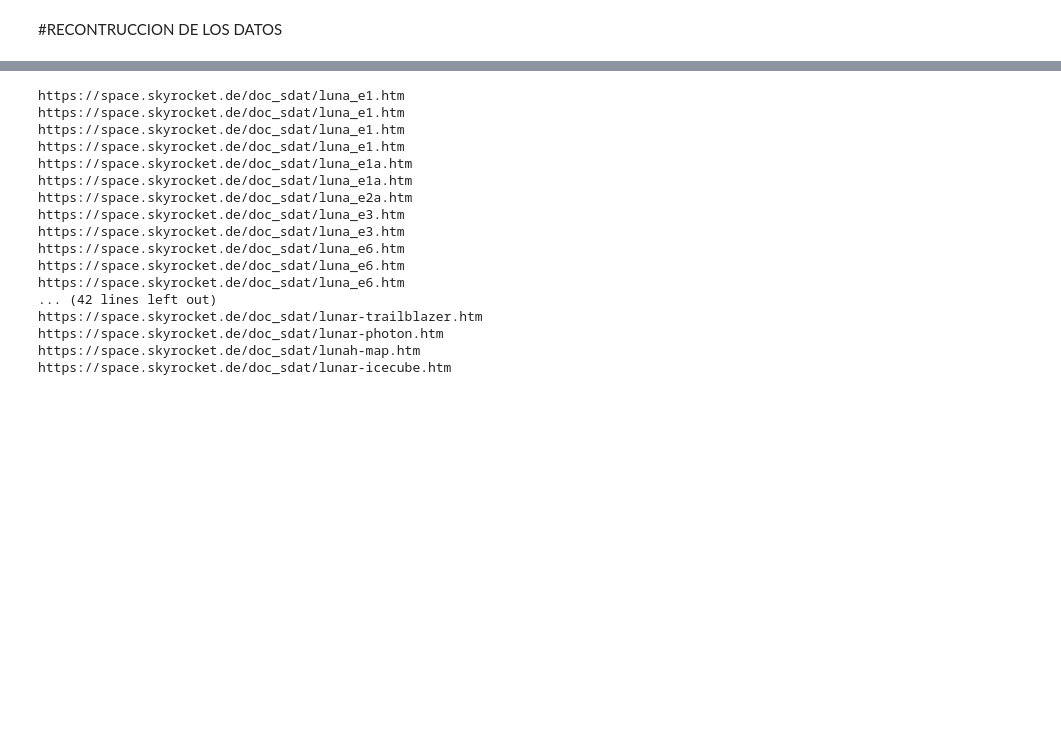
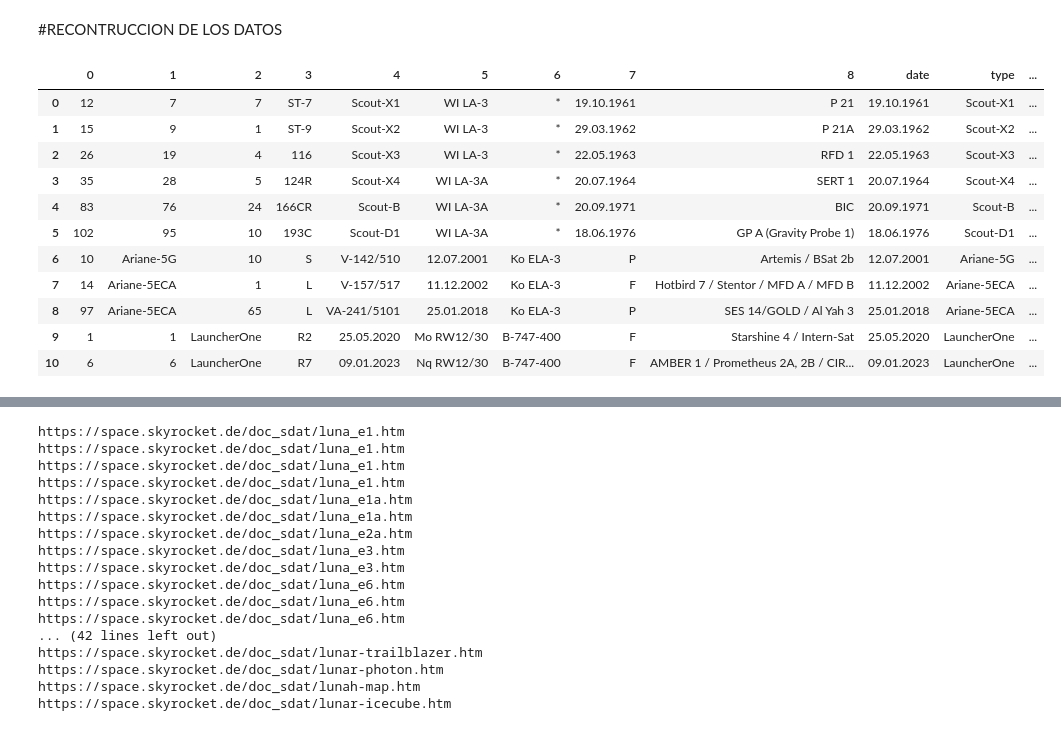
Before and after one commit to joeSL-ms/Desarrollo, a Jupyter notebook: Trabajo.ipynb, the cells around one changed output, grey strips where cells are left out. Cells and saved outputs as stored; diff of their text form; code cells hidden in the pictures; blank space fills up the shorter version.

```diff
--- a/Trabajo.ipynb
+++ b/Trabajo.ipynb
@@ -421,3 +433,18 @@ clean_8 = df_8[df_8.columns[-6:]]
+# %%
+df_8
+# %% [output]
+|  | 0 | 1 | 2 | 3 | 4 | 5 | 6 | 7 | 8 | date | type | ... |
+| 0 | 12 | 7 | 7 | ST-7 | Scout-X1 | WI LA-3 | * | 19.10.1961 | P 21 | 19.10.1961 | Scout-X1 | ... |
+| 1 | 15 | 9 | 1 | ST-9 | Scout-X2 | WI LA-3 | * | 29.03.1962 | P 21A | 29.03.1962 | Scout-X2 | ... |
+| 2 | 26 | 19 | 4 | 116 | Scout-X3 | WI LA-3 | * | 22.05.1963 | RFD 1 | 22.05.1963 | Scout-X3 | ... |
+| 3 | 35 | 28 | 5 | 124R | Scout-X4 | WI LA-3A | * | 20.07.1964 | SERT 1 | 20.07.1964 | Scout-X4 | ... |
+| 4 | 83 | 76 | 24 | 166CR | Scout-B | WI LA-3A | * | 20.09.1971 | BIC | 20.09.1971 | Scout-B | ... |
+| 5 | 102 | 95 | 10 | 193C | Scout-D1 | WI LA-3A | * | 18.06.1976 | GP A (Gravity Probe 1) | 18.06.1976 | Scout-D1 | ... |
+| 6 | 10 | Ariane-5G | 10 | S | V-142/510 | 12.07.2001 | Ko ELA-3 | P | Artemis / BSat 2b | 12.07.2001 | Ariane-5G | ... |
+| 7 | 14 | Ariane-5ECA | 1 | L | V-157/517 | 11.12.2002 | Ko ELA-3 | F | Hotbird 7 / Stentor / MFD A / MFD B | 11.12.2002 | Ariane-5ECA | ... |
+| 8 | 97 | Ariane-5ECA | 65 | L | VA-241/5101 | 25.01.2018 | Ko ELA-3 | P | SES 14/GOLD / Al Yah 3 | 25.01.2018 | Ariane-5ECA | ... |
+| 9 | 1 | 1 | LauncherOne | R2 | 25.05.2020 | Mo RW12/30 | B-747-400 | F | Starshine 4 / Intern-Sat | 25.05.2020 | LauncherOne | ... |
+| 10 | 6 | 6 | LauncherOne | R7 | 09.01.2023 | Nq RW12/30 | B-747-400 | F | AMBER 1 / Prometheus 2A, 2B / CIR... | 09.01.2023 | LauncherOne | ... |
 # %%
 clean_8
 # %% [output]
```
Also changed, not shown: parts of 65 cells of this notebook, 7 other files.
